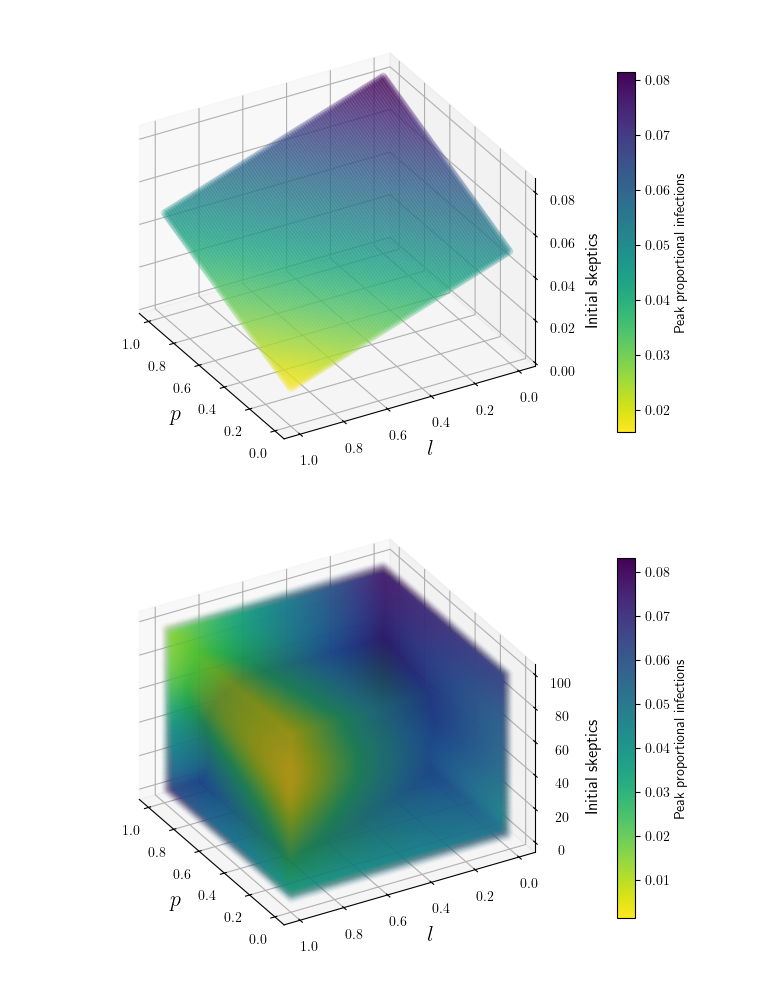
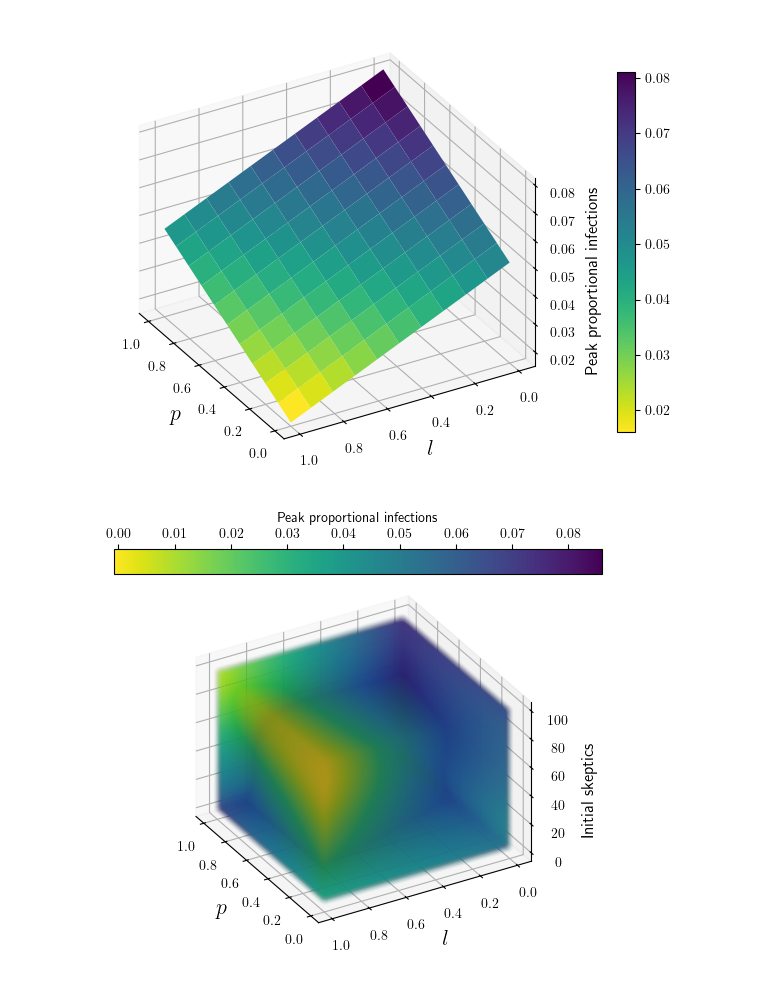
Before and after one commit to gkim65/FRED_misinformation, a Jupyter notebook: gp.ipynb, the cells around one changed output. Saved outputs shown, nothing was run; the diff lists cells and outputs as text; code cells hidden in the pictures.

Commit message:
images :)

```diff
--- a/gp.ipynb
+++ b/gp.ipynb
@@ -226,7 +260,13 @@ cmap = plt.get_cmap('viridis_r')
 
 color_dim = predictions[:,:,init_slice]
 
-ax.scatter(xx_p[:,:,init_slice], yy_l[:,:,init_slice], color_dim, c=color_dim, cmap=cmap, alpha=0.15)
+ax.plot_surface(
+    xx_p[:,:,init_slice],
+    yy_l[:,:,init_slice],
+    color_dim,
+    cmap=cmap,
+    rstride=10, cstride=10
+)
 
 ax.set_xlabel('$p$', fontsize=16)
 ax.set_ylabel('$l$', fontsize=16)
@@ -234,7 +274,7 @@ ax.set_zlabel('Peak proportional infections', fontsize=12)
 
 ax.set_xticks(np.arange(0,1.2,0.2))
 ax.set_yticks(np.arange(0,1.2,0.2))
-ax.set_zticks(np.arange(0,0.1,0.02))
+# ax.set_zticks(np.arange(0,0.1,0.02))
 
 norm = plt.Normalize(color_dim.min(), color_dim.max())
 sm = ScalarMappable(norm=norm, cmap=cmap)
@@ -246,37 +286,37 @@ plt.tight_layout()
 
 plt.show()
 # %% [output]
-[figure, old version]
+[figure, new version]
 # %%
 fig = plt.figure()
 ax = fig.add_subplot(111, projection='3d')
 ax.set_proj_type('ortho')
 
 cmap = plt.get_cmap('viridis_r')
 
 color_dim = predictions
 
 ax.scatter(xx_p, yy_l, zz_init_skeptics, c=color_dim, cmap=cmap, alpha=0.01)
 
 ax.set_xlabel('$p$', fontsize=16)
 ax.set_ylabel('$l$', fontsize=16)
 ax.set_zlabel('Initial skeptics', fontsize=12)
 
 ax.set_xticks(np.arange(0,1.2,0.2))
 ax.set_yticks(np.arange(0,1.2,0.2))
 ax.set_zticks(np.arange(0,101,20))
 
 norm = plt.Normalize(color_dim.min(), color_dim.max())
 sm = ScalarMappable(norm=norm, cmap=cmap)
-cbar = fig.colorbar(sm, ax=ax, shrink=0.8, pad=0.1, label='Peak proportional infections')
+cbar = fig.colorbar(sm, ax=ax, shrink=0.8, pad=0, label='Peak proportional infections', orientation='horizontal', location='top')
 
 ax.view_init(30, 150, 0)
 
 plt.tight_layout()
 
 plt.show()
 # %% [output]
-[figure, old version]
+[figure, new version]
 # %%
 def group_mean(x,y):
     df = pd.DataFrame(np.stack((x.ravel(),y.ravel()), axis=1)).groupby(0).mean()
```
Also changed, not shown: parts of 10 cells of this notebook, 9 other files.
